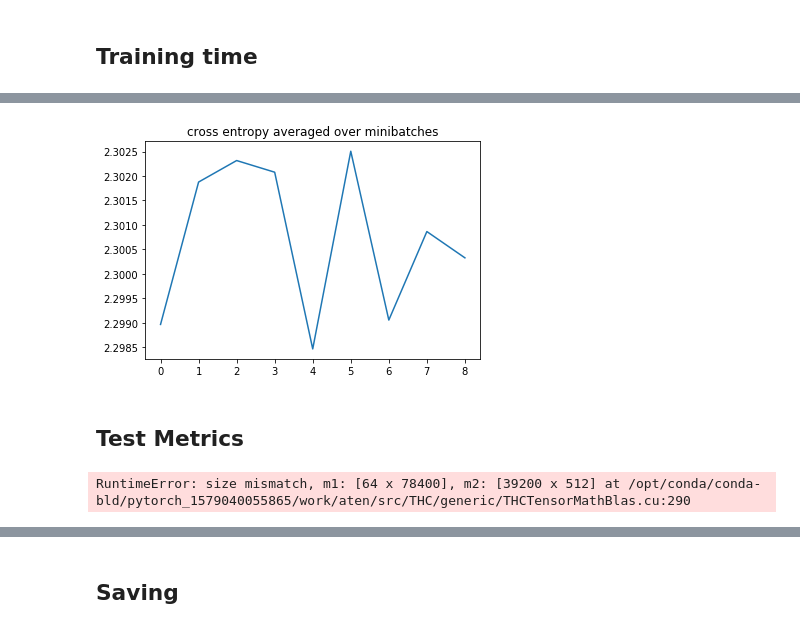
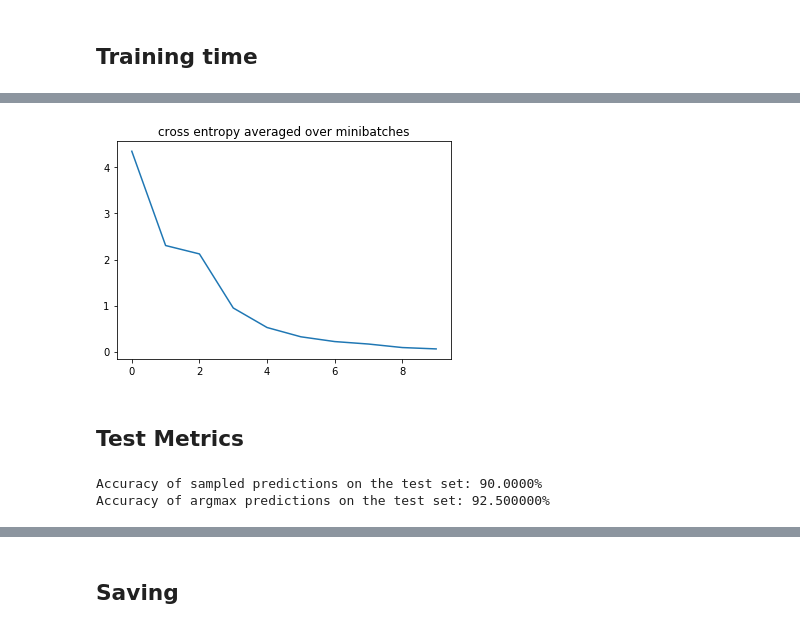
Before and after one commit to Axeln78/SpectralDGL, a Jupyter notebook: Chebnet on MNIST/ChebGCNs.ipynb, the cells around one changed output, grey strips where cells are left out. Cells and saved outputs as stored; diff of their text form; code cells hidden in the pictures.

Commit message:
Model emerged from stupidity. Train

```diff
--- a/Chebnet on MNIST/ChebGCNs.ipynb
+++ b/Chebnet on MNIST/ChebGCNs.ipynb
@@ -45,12 +45,12 @@ cuda available
 # MNIST
 # %%
 # Downloads the dataset if not found locally
-from Dataset import check_mnist_dataset_exists, datasampler
+from Dataset import check_mnist_dataset_exists, datasampler, MNISTDataset
 
 _ = check_mnist_dataset_exists()
 
 nb_selected_train_data = 640
-nb_selected_test_data = 128
+nb_selected_test_data = 200
 
 train_data, train_labels, test_data, test_labels = datasampler(
     nb_selected_train_data, nb_selected_test_data
@@ -133,22 +126,20 @@ plt.spy(L.to_dense())
 # Model definition for training
 # %%
-# del net
 # model_parameters
 in_features = 1
 first_conv_out = 32
 second_conv_out = 50
 hidden_layer_classifier = 512
-k = 25
+k = 10
 n_classes = trainset.num_classes
 
 net = Classifier(
     in_features, first_conv_out, second_conv_out, hidden_layer_classifier, n_classes, k
 )
+
 print(net)
 if torch.cuda.is_available():
     net.to(device)
-
-# net.parameters()
 # %% [output]
 Classifier(
   (layers): ModuleList(
@@ -196,44 +188,42 @@ net_parameters = [D, CL1_F, CL1_K, CL2_F, CL2_K, FC1_F, FC2_F]
 # %%
 # Use PyTorch's DataLoader and the collate function
 # defined before.
-data_loader = DataLoader(trainset, batch_size=512,
+data_loader = DataLoader(trainset, batch_size=64,
                          shuffle=True, collate_fn=collate)
 loss_func = nn.CrossEntropyLoss()
-optimizer = optim.SGD(net.parameters(), lr=0.005)
+optimizer = optim.Adam(net.parameters(), lr=0.005)
+
+epoch_losses = []
 # %% [markdown]
 ## Training time
 # %%
 from laplacian import normalized_laplacian
+net.train()
 
-epoch_losses = []
-net.train()
-# torch.autograd.set_detect_anomaly(True)
-
-for epoch in range(20):
+for epoch in range(5):
     epoch_loss = 0
     t0 = time.time()
-    for iter, (bg, label) in enumerate(data_loader):
+    for iter, (bg, label, signal) in enumerate(data_loader):
         if iter == 0:
             L = normalized_laplacian(bg).to(device)
             t = time.time()
+            #print('\n THIS /!\ \n')
+            plt.imshow(signal.view(-1, 28), cmap='gray_r')
 
         if torch.cuda.is_available():
             bg.to(device)
 
-        prediction = net(bg, L)
+        prediction = net(bg, signal, L)
+
         if iter == 0:
-            print("prediction time:", time.time() - t)
+            #print("prediction time:", time.time() - t)
             t = time.time()
-        # print("Prediction:", prediction,'len:',prediction.size())  #DEBUG
+            print("One Prediction:\n", prediction[0], 'len:',
+                  prediction.size(), '\n label:', label[0])  # DEBUG
         loss = loss_func(prediction, label.to(device))
-
+        optimizer.zero_grad()
         loss.backward()
         optimizer.step()
-        optimizer.zero_grad()
-
-        if iter == 0:
-            print("optimizer time:", time.time() - t)
-            t = time.time()
 
         epoch_loss += loss.detach().item()
 
@@ -252,33 +256,26 @@ KeyboardInterrupt:
 # %%
 plt.title("cross entropy averaged over minibatches")
-plt.plot(epoch_losses[1:])
+plt.plot(epoch_losses)
 plt.show()
 # %% [output]
-[figure, old version]
+[figure, new version]
 # %%
 torch.cuda.empty_cache()
 # %% [markdown]
 ## Test Metrics
 # %%
-# BATCHED DGL EXAMPLE
-import sklearn
-from sklearn.metrics import classification_report
-
 # Change
 
 net.eval()
 # Convert a list of tuples to two lists
-test_X, test_Y = map(list, zip(*testset))
-test_bg = dgl.batch(test_X).to(device)
+test_X, test_Y, test_S = map(list, zip(*testset))
+test_bg = dgl.batch(test_X)
 test_Y = torch.tensor(test_Y).float().view(-1, 1)
-L, lmax = laplacian(test_bg)
-L = rescale_L(L).to(device)
-probs_Y = torch.softmax(net(test_bg, L), 1).to(torch.device("cpu"))
+L = normalized_laplacian(test_bg)
+test_S = torch.stack(test_S).view(-1)
+probs_Y = torch.softmax(net(test_bg,test_S, L), 1)
 sampled_Y = torch.multinomial(probs_Y, 1)
 argmax_Y = torch.max(probs_Y, 1)[1].view(-1, 1)
-
-# sklearn.metrics.classification_report(test_Y,argmax_Y)
-
 print(
     "Accuracy of sampled predictions on the test set: {:.4f}%".format(
         (test_Y == sampled_Y.float()).sum().item() / len(test_Y) * 100
@@ -290,4 +287,5 @@ print(
     )
 )
 # %% [output]
-RuntimeError: size mismatch, m1: [64 x 78400], m2: [39200 x 512] at /opt/conda/conda-bld/pytorch_1579040055865/work/aten/src/THC/generic/THCTensorMathBlas.cu:290
+Accuracy of sampled predictions on the test set: 90.0000%
+Accuracy of argmax predictions on the test set: 92.500000%
```
Also changed, not shown: parts of 14 cells of this notebook, 2 other files.
